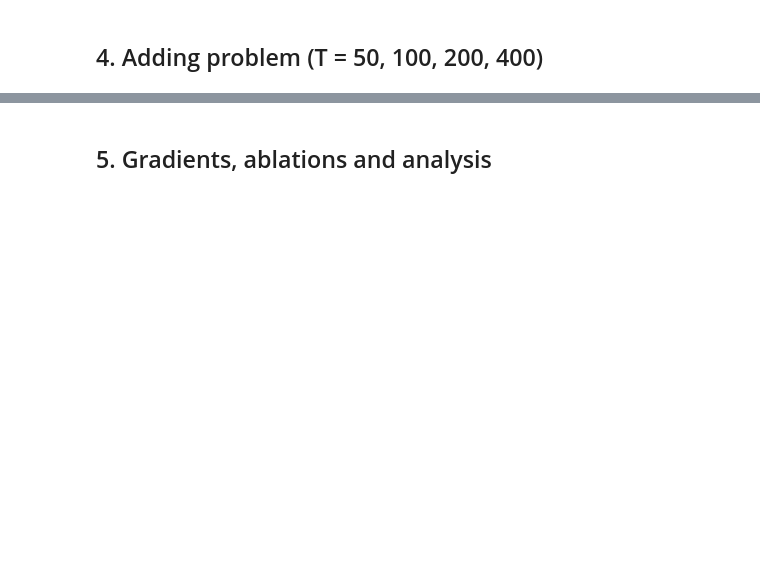
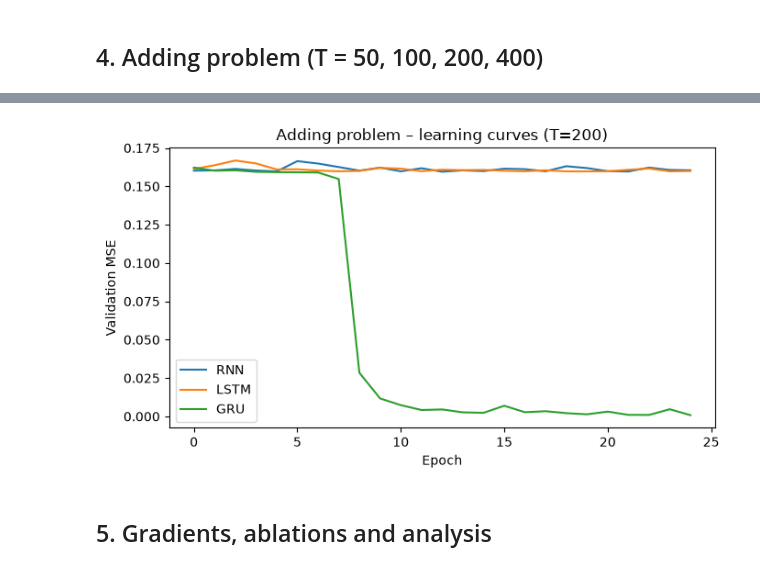
Before and after one commit to MayurDubey91/2026aj05405_DNN_Assignment, a Jupyter notebook: problem1/problem1.ipynb, the cells around one changed output, grey strips where cells are left out. Saved outputs shown, nothing was run; the diff lists cells and outputs as text; code cells hidden in the pictures; blank space fills up the shorter version.

```diff
--- a/problem1/problem1.ipynb
+++ b/problem1/problem1.ipynb
@@ -54,2 +604,73 @@ def make_adding(n, T, seed):
+# %%
+def train_adding_with_curve(cell_type, T=200, hidden_size=64, epochs=25,
+                            batch_size=64, lr=1e-3, seed=42):
+    set_seed(seed)
+    device = torch.device("cuda" if torch.cuda.is_available() else "cpu")
+
+    X_tr, y_tr = make_adding(10000, T, seed=0)
+    X_val, y_val = make_adding(1000, T, seed=1)
+
+    train_loader = DataLoader(
+        TensorDataset(torch.from_numpy(X_tr), torch.from_numpy(y_tr)),
+        batch_size=batch_size, shuffle=True
+    )
+
+    class AddModel(nn.Module):
+        def __init__(self):
+            super().__init__()
+            if cell_type == "RNN":
+                self.rnn = nn.RNN(2, hidden_size, batch_first=True)
+            elif cell_type == "LSTM":
+                self.rnn = nn.LSTM(2, hidden_size, batch_first=True)
+            else:
+                self.rnn = nn.GRU(2, hidden_size, batch_first=True)
+            self.fc = nn.Linear(hidden_size, 1)
+
+        def forward(self, x):
+            out, _ = self.rnn(x)
+            return self.fc(out[:, -1, :]).squeeze(-1)
+
+    model = AddModel().to(device)
+    opt = optim.Adam(model.parameters(), lr=lr)
+    criterion = nn.MSELoss()
+
+    val_mses = []
+    for epoch in range(epochs):
+        model.train()
+        for xb, yb in train_loader:
+            xb, yb = xb.to(device), yb.to(device)
+            opt.zero_grad()
+            loss = criterion(model(xb), yb)
+            loss.backward()
+            opt.step()
+
+        model.eval()
+        with torch.no_grad():
+            vpred = model(torch.from_numpy(X_val).to(device)).cpu().numpy()
+        val_mses.append(((vpred - y_val) ** 2).mean())
+
+    return val_mses
+
+
+# Collect curves
+rnn_mses  = train_adding_with_curve("RNN")
+lstm_mses = train_adding_with_curve("LSTM")
+gru_mses  = train_adding_with_curve("GRU")
+
+# Plot
+os.makedirs("problem1/figures", exist_ok=True)
+plt.figure(figsize=(7, 4))
+plt.plot(rnn_mses,  label="RNN")
+plt.plot(lstm_mses, label="LSTM")
+plt.plot(gru_mses,  label="GRU")
+plt.xlabel("Epoch")
+plt.ylabel("Validation MSE")
+plt.title("Adding problem – learning curves (T=200)")
+plt.legend()
+plt.tight_layout()
+plt.savefig("problem1/figures/adding_curves_T200.png", dpi=150)
+plt.show()
+# %% [output]
+[figure, added]
 # %% [markdown]
 ## 5. Gradients, ablations and analysis
```
Also changed, not shown: parts of 16 cells of this notebook.
